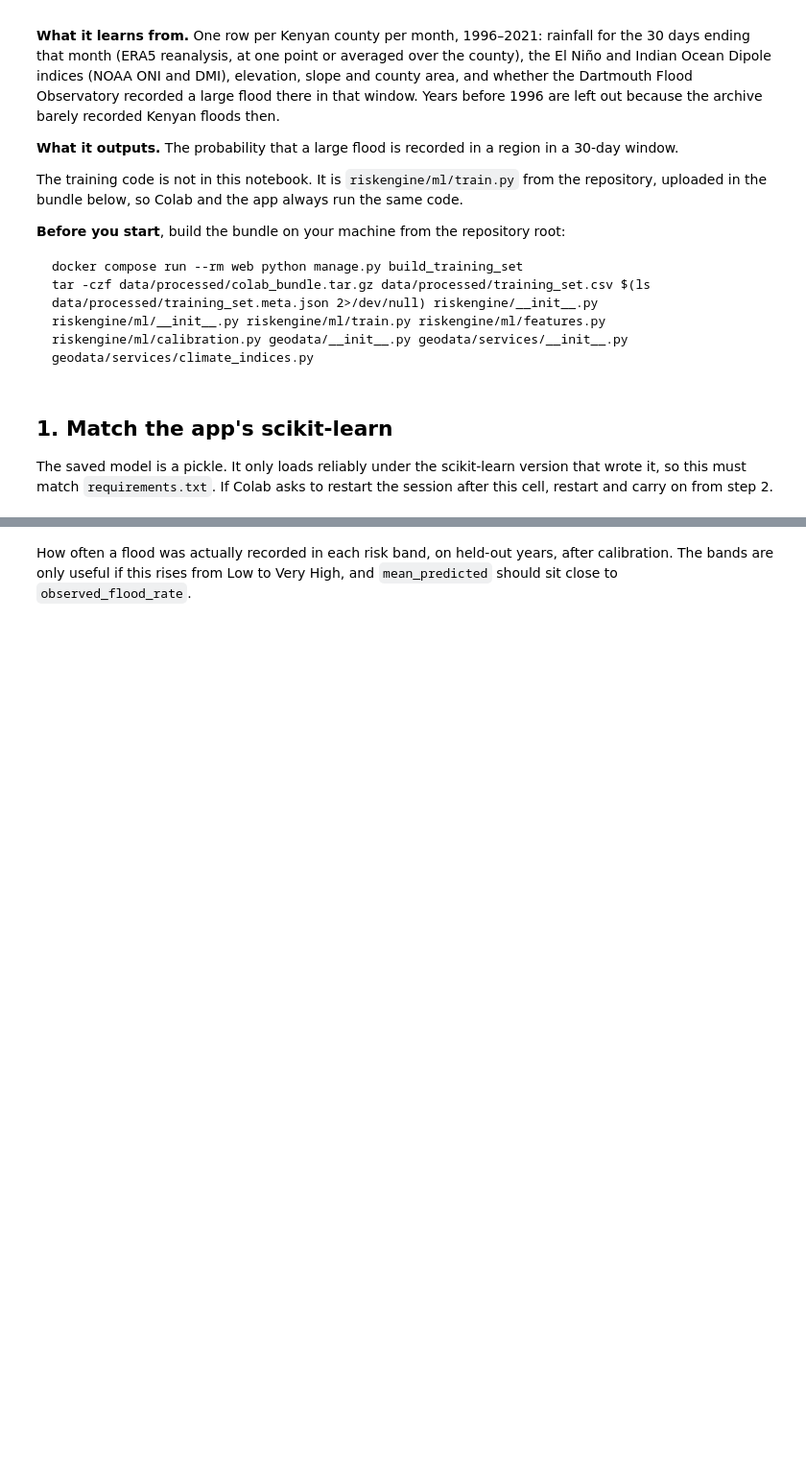
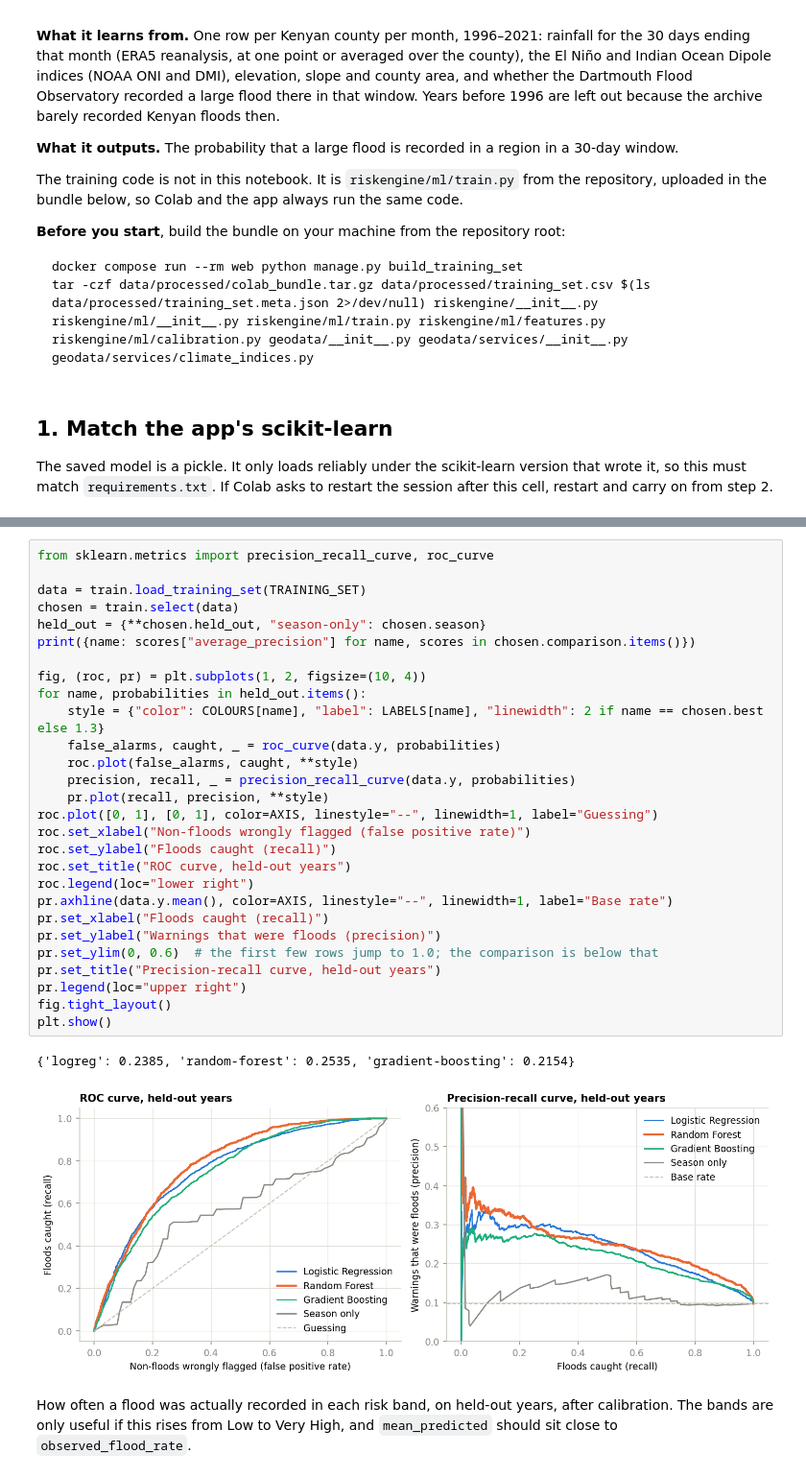
Before and after one commit to KelvinMurega/FloodScout, a Jupyter notebook: notebooks/train_flood_model.ipynb, the cells around one changed output, grey strips where cells are left out. Shown at 96% size. Drawn from its saved outputs; the diff is of its cells as text; blank space fills up the shorter version.

```diff
--- a/notebooks/train_flood_model.ipynb
+++ b/notebooks/train_flood_model.ipynb
@@ -67,3 +189,34 @@ comparison
+# %%
+from sklearn.metrics import precision_recall_curve, roc_curve
+
+data = train.load_training_set(TRAINING_SET)
+chosen = train.select(data)
+held_out = {**chosen.held_out, "season-only": chosen.season}
+print({name: scores["average_precision"] for name, scores in chosen.comparison.items()})
+
+fig, (roc, pr) = plt.subplots(1, 2, figsize=(10, 4))
+for name, probabilities in held_out.items():
+    style = {"color": COLOURS[name], "label": LABELS[name], "linewidth": 2 if name == chosen.best else 1.3}
+    false_alarms, caught, _ = roc_curve(data.y, probabilities)
+    roc.plot(false_alarms, caught, **style)
+    precision, recall, _ = precision_recall_curve(data.y, probabilities)
+    pr.plot(recall, precision, **style)
+roc.plot([0, 1], [0, 1], color=AXIS, linestyle="--", linewidth=1, label="Guessing")
+roc.set_xlabel("Non-floods wrongly flagged (false positive rate)")
+roc.set_ylabel("Floods caught (recall)")
+roc.set_title("ROC curve, held-out years")
+roc.legend(loc="lower right")
+pr.axhline(data.y.mean(), color=AXIS, linestyle="--", linewidth=1, label="Base rate")
+pr.set_xlabel("Floods caught (recall)")
+pr.set_ylabel("Warnings that were floods (precision)")
+pr.set_ylim(0, 0.6)  # the first few rows jump to 1.0; the comparison is below that
+pr.set_title("Precision-recall curve, held-out years")
+pr.legend(loc="upper right")
+fig.tight_layout()
+plt.show()
+# %% [output]
+{'logreg': 0.2385, 'random-forest': 0.2535, 'gradient-boosting': 0.2154}
+[figure, added]
 # %% [markdown]
 How often a flood was actually recorded in each risk band, on held-out years, after calibration. The bands are only useful if this rises from Low to Very High, and `mean_predicted` should sit close to `observed_flood_rate`.
 # %%
```
Also changed, not shown: parts of 29 cells of this notebook, 8 other files.
